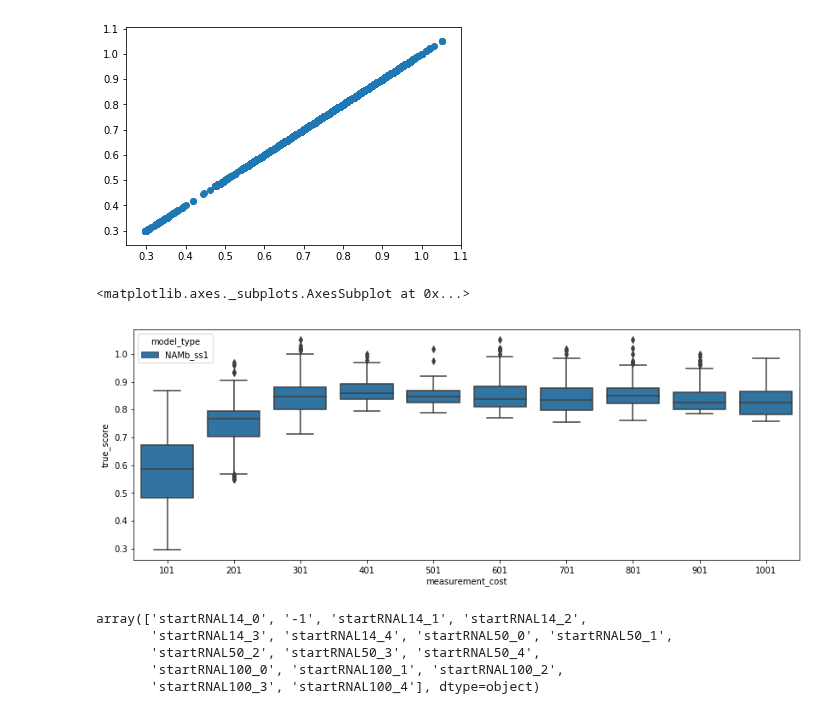
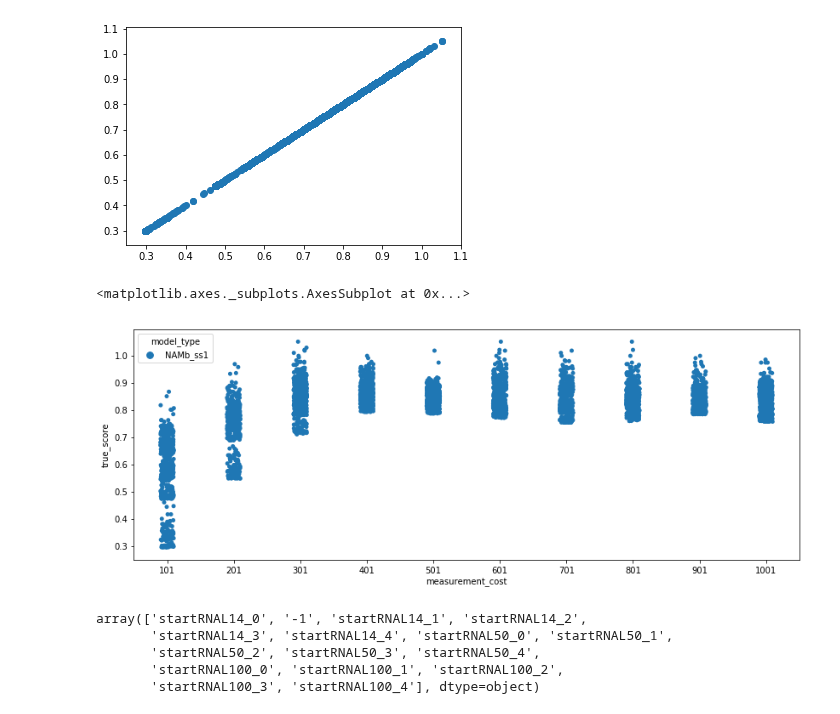
Before and after one commit to samsinai/FLEXS, a Jupyter notebook: notebooks/Parse_evaluations.ipynb, the cells around one changed output. Saved outputs shown, nothing was run; the diff lists cells and outputs as text; code cells hidden in the pictures.

Commit message:
updated ensemble model

```diff
--- a/notebooks/Parse_evaluations.ipynb
+++ b/notebooks/Parse_evaluations.ipynb
@@ -43,10 +41,10 @@ plt.scatter(sub_data["true_score"],sub_data["model_score"])
 [figure]
 # %%
 plt.figure(figsize=(14,5))
-sns.boxplot(x="measurement_cost",y="true_score",hue="model_type",data=sub_data)
+sns.stripplot(x="measurement_cost",y="true_score",hue="model_type",data=sub_data)
 # %% [output]
 <matplotlib.axes._subplots.AxesSubplot at 0x...>
-[figure, old version]
+[figure, new version]
 # %%
 data["start_id"].unique()
 # %% [output]
```
Also changed, not shown: parts of 1 cell of this notebook, 5 other files.
